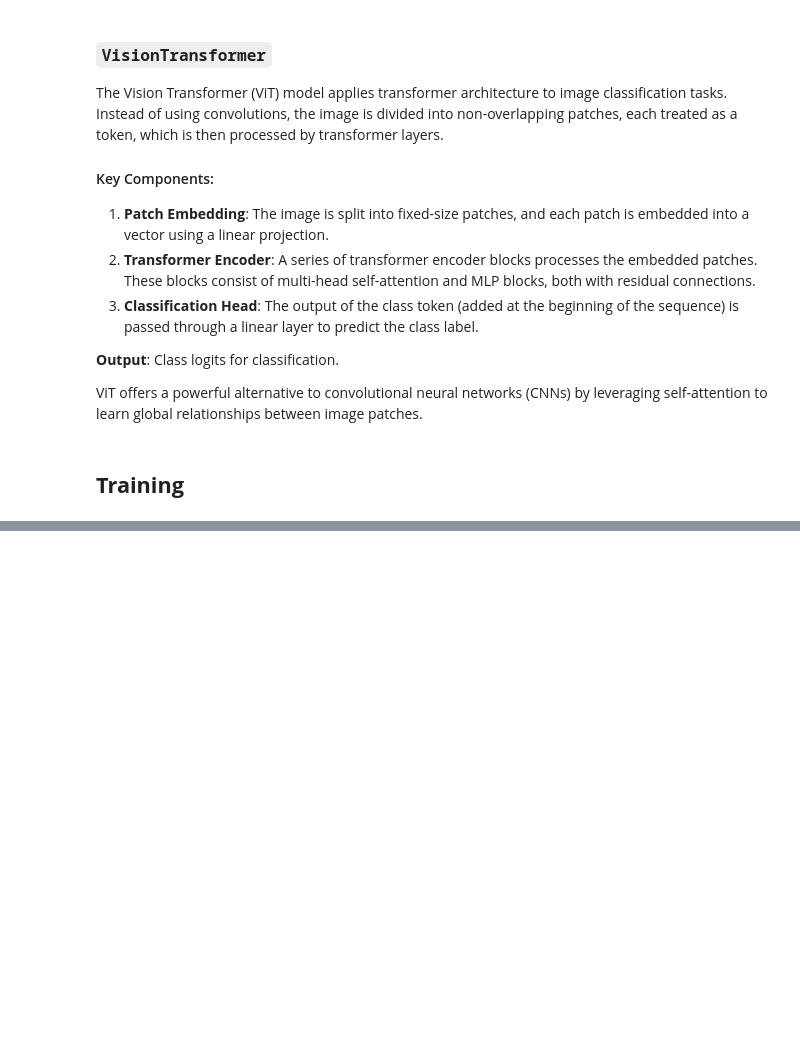
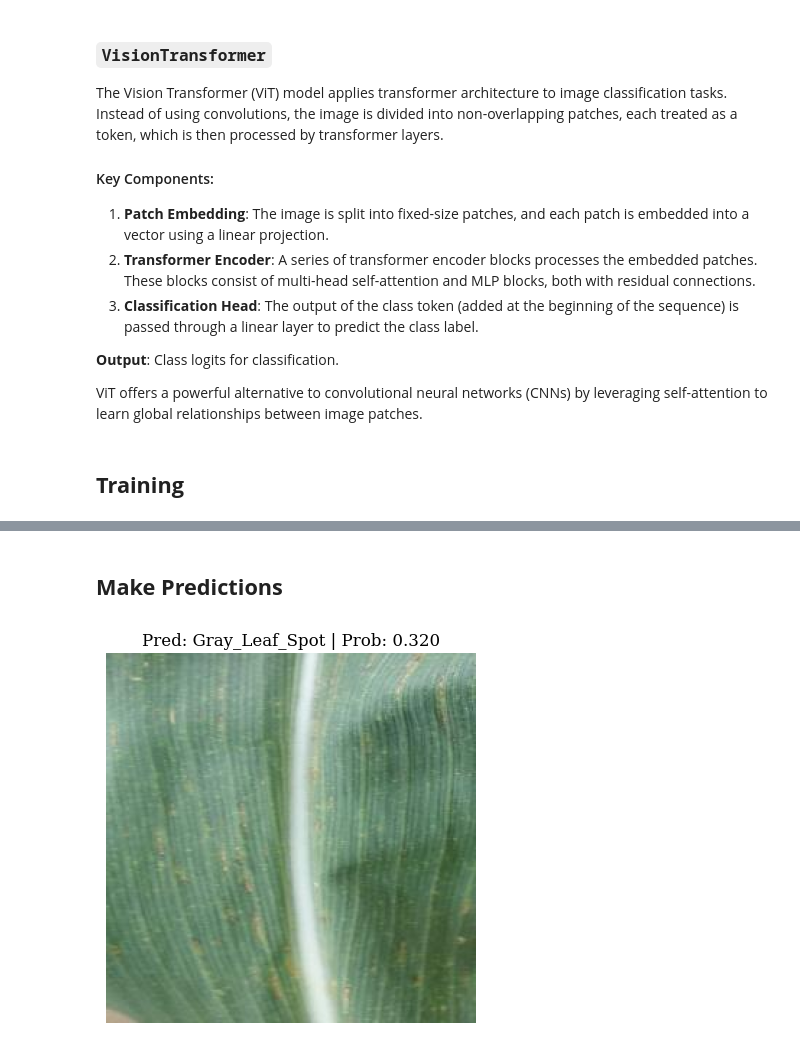
Before and after one commit to geonextgis/Vision-Transformer, a Jupyter notebook: maize_leaf_disease_classification_using_ViT.ipynb, the cells around one changed output, grey strips where cells are left out. Cells and saved outputs as stored; diff of their text form; code cells hidden in the pictures; blank space fills up the shorter version.

```diff
--- a/maize_leaf_disease_classification_using_ViT.ipynb
+++ b/maize_leaf_disease_classification_using_ViT.ipynb
@@ -550,0 +611,14 @@ results = engine.train(model=vit,
+# %% [markdown]
+## **Make Predictions**
+# %%
+random_image_id = np.random.randint(0, len(dataset))
+random_image_path = dataset.image_paths[random_image_id]
+
+pred_and_plot_image(
+    model=vit,
+    class_names=list(dataset.class_to_idx.keys()),
+    image_path=random_image_path,
+    transform=manual_transforms
+)
+# %% [output]
+[figure, added]
```
Also changed, not shown: parts of 7 cells of this notebook, 1 other file.
